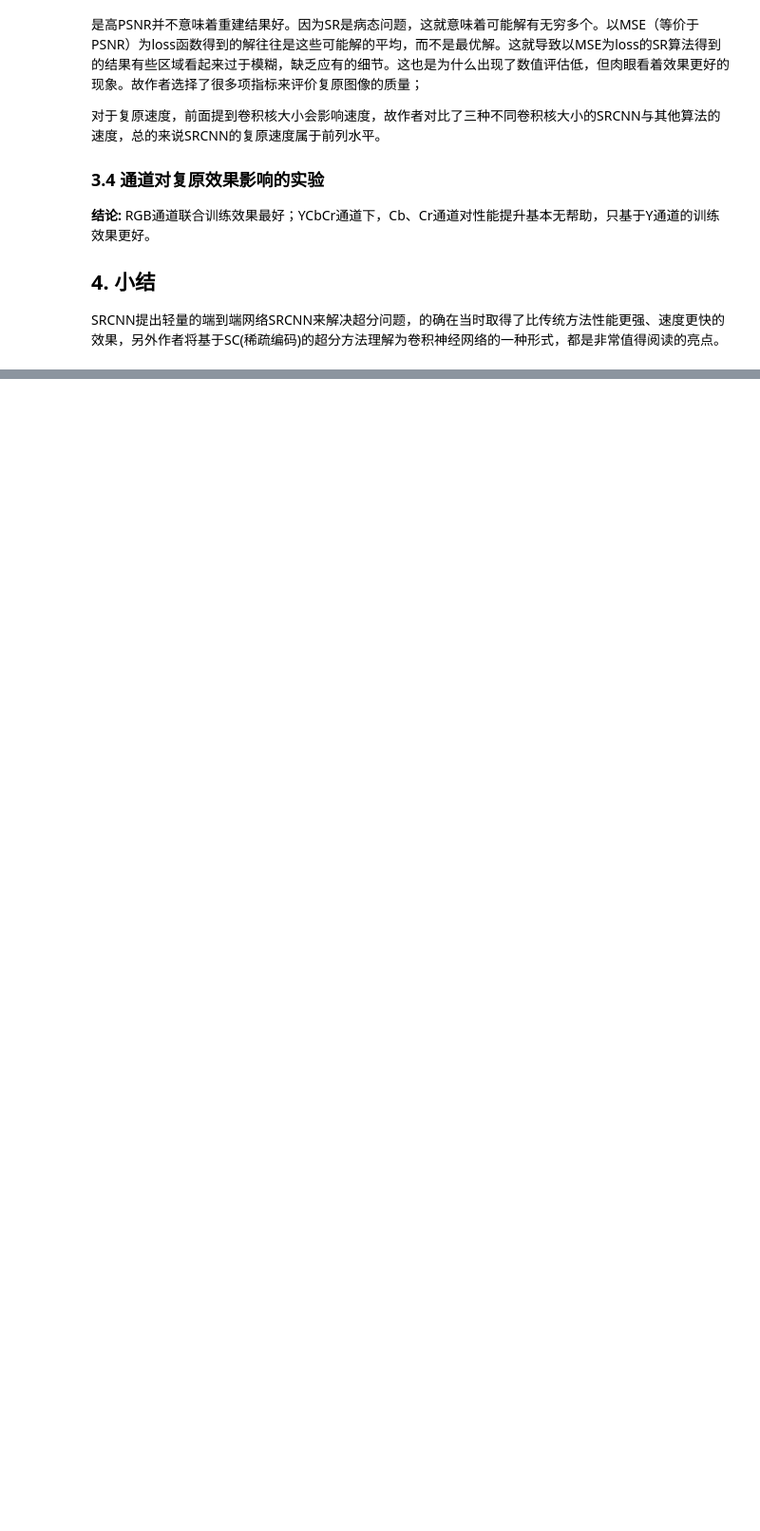
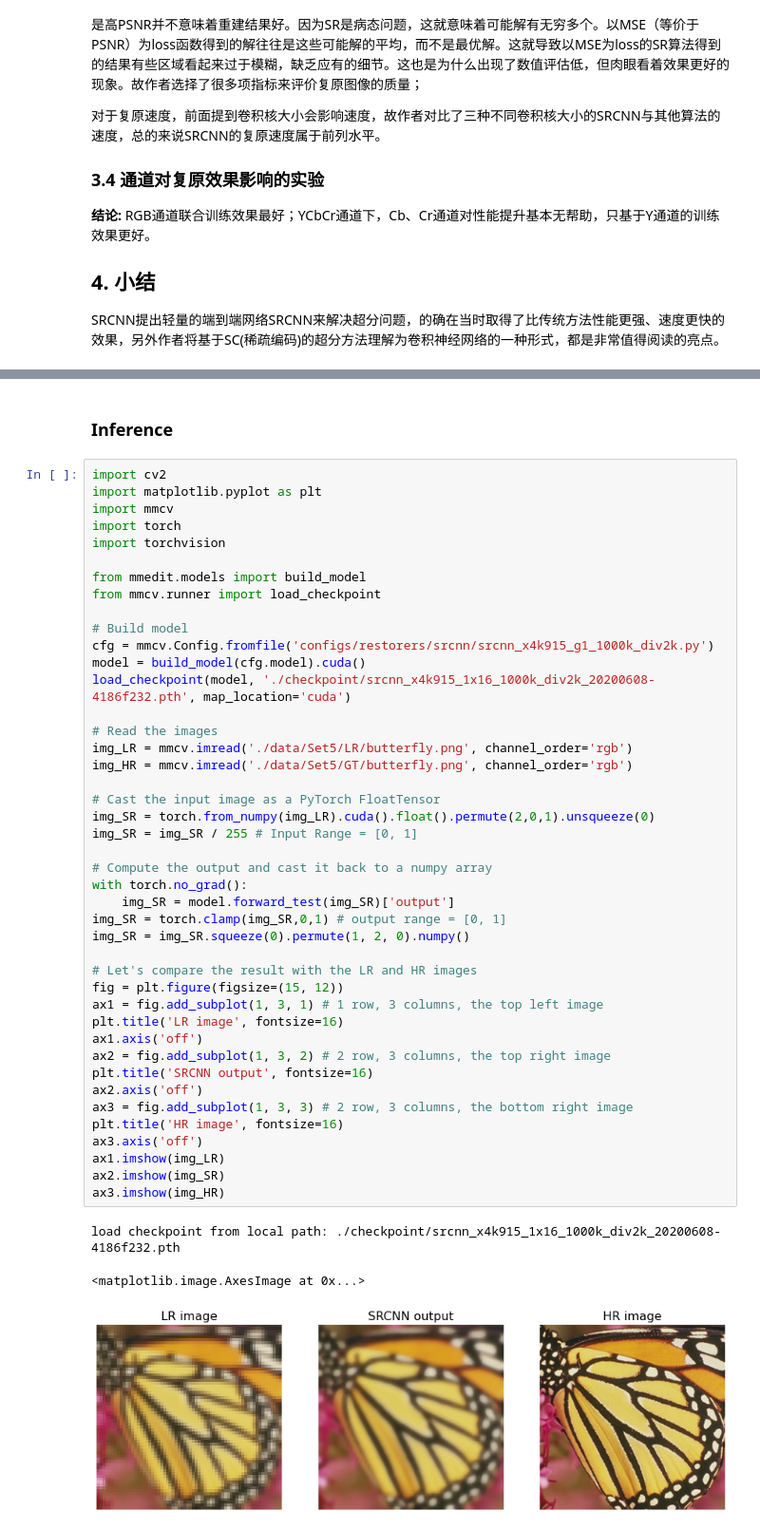
Before and after one commit to jinyingtld/python, a Jupyter notebook: AI6126_tutorial3.ipynb, the cells around one changed output, grey strips where cells are left out. Shown at 95% size. Drawn from its saved outputs; the diff is of its cells as text; blank space fills up the shorter version.

```diff
--- a/AI6126_tutorial3.ipynb
+++ b/AI6126_tutorial3.ipynb
@@ -57,0 +167,49 @@ SRCNN提出轻量的端到端网络SRCNN来解决超分问题，的确在当时
+# %% [markdown]
+### Inference
+# %%
+import cv2
+import matplotlib.pyplot as plt
+import mmcv
+import torch
+import torchvision
+
+from mmedit.models import build_model
+from mmcv.runner import load_checkpoint
+
+# Build model
+cfg = mmcv.Config.fromfile('configs/restorers/srcnn/srcnn_x4k915_g1_1000k_div2k.py')
+model = build_model(cfg.model).cuda()
+load_checkpoint(model, './checkpoint/srcnn_x4k915_1x16_1000k_div2k_20200608-4186f232.pth', map_location='cuda')
+
+# Read the images
+img_LR = mmcv.imread('./data/Set5/LR/butterfly.png', channel_order='rgb')
+img_HR = mmcv.imread('./data/Set5/GT/butterfly.png', channel_order='rgb')
+
+# Cast the input image as a PyTorch FloatTensor
+img_SR = torch.from_numpy(img_LR).cuda().float().permute(2,0,1).unsqueeze(0)
+img_SR = img_SR / 255 # Input Range = [0, 1]
+
+# Compute the output and cast it back to a numpy array
+with torch.no_grad():
+    img_SR = model.forward_test(img_SR)['output']
+img_SR = torch.clamp(img_SR,0,1) # output range = [0, 1]
+img_SR = img_SR.squeeze(0).permute(1, 2, 0).numpy()
+
+# Let's compare the result with the LR and HR images
+fig = plt.figure(figsize=(15, 12))
+ax1 = fig.add_subplot(1, 3, 1) # 1 row, 3 columns, the top left image
+plt.title('LR image', fontsize=16)
+ax1.axis('off')
+ax2 = fig.add_subplot(1, 3, 2) # 2 row, 3 columns, the top right image
+plt.title('SRCNN output', fontsize=16)
+ax2.axis('off')
+ax3 = fig.add_subplot(1, 3, 3) # 2 row, 3 columns, the bottom right image
+plt.title('HR image', fontsize=16)
+ax3.axis('off')
+ax1.imshow(img_LR)
+ax2.imshow(img_SR)
+ax3.imshow(img_HR)
+# %% [output]
+load checkpoint from local path: ./checkpoint/srcnn_x4k915_1x16_1000k_div2k_20200608-4186f232.pth
+<matplotlib.image.AxesImage at 0x...>
+[figure, added]
```
Also changed, not shown: parts of 27 cells of this notebook.
